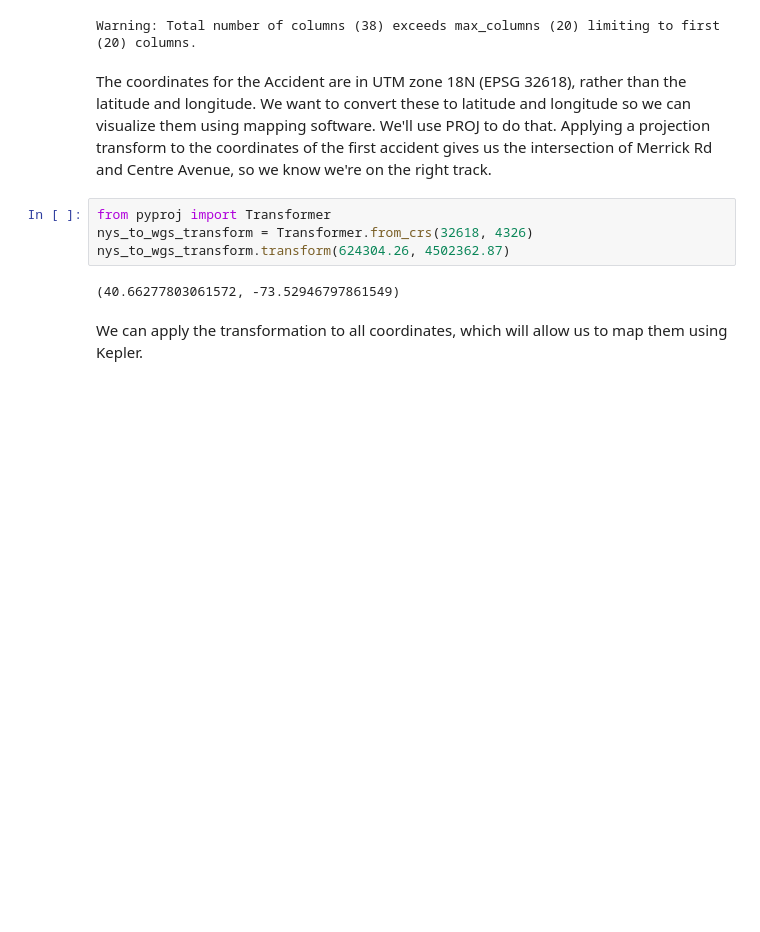
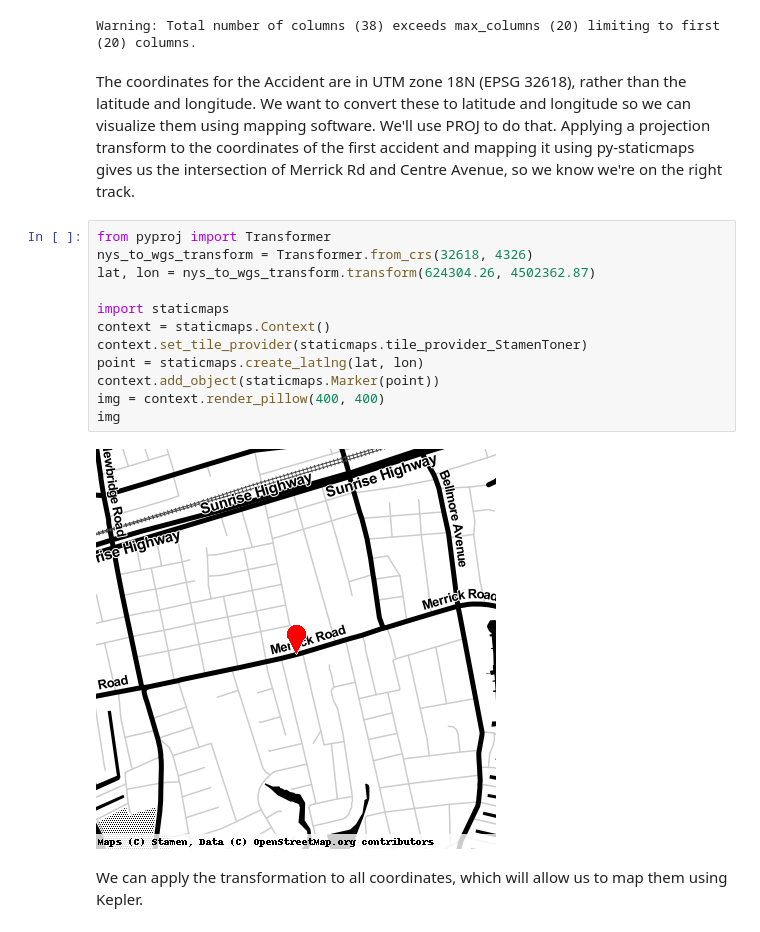
Before and after one commit to oneextrafact/northbellmoreaccidents, a Jupyter notebook: processing.ipynb, the cells around one changed output. Saved outputs shown, nothing was run; the diff lists cells and outputs as text; blank space fills up the shorter version.

```diff
--- a/processing.ipynb
+++ b/processing.ipynb
@@ -25,13 +40,21 @@ data.head()
 5 rows × 38 columns
 Warning: Total number of columns (38) exceeds max_columns (20) limiting to first (20) columns.
 # %% [markdown]
-The coordinates for the Accident are in UTM zone 18N (EPSG 32618), rather than the latitude and longitude. We want to convert these to latitude and longitude so we can visualize them using mapping software. We'll use PROJ to do that. Applying a projection transform to the coordinates of the first accident gives us the intersection of Merrick Rd and Centre Avenue, so we know we're on the right track.
+The coordinates for the Accident are in UTM zone 18N (EPSG 32618), rather than the latitude and longitude. We want to convert these to latitude and longitude so we can visualize them using mapping software. We'll use PROJ to do that. Applying a projection transform to the coordinates of the first accident and mapping it using py-staticmaps gives us the intersection of Merrick Rd and Centre Avenue, so we know we're on the right track.
 # %%
 from pyproj import Transformer
 nys_to_wgs_transform = Transformer.from_crs(32618, 4326)
-nys_to_wgs_transform.transform(624304.26, 4502362.87)
+lat, lon = nys_to_wgs_transform.transform(624304.26, 4502362.87)
+
+import staticmaps
+context = staticmaps.Context()
+context.set_tile_provider(staticmaps.tile_provider_StamenToner)
+point = staticmaps.create_latlng(lat, lon)
+context.add_object(staticmaps.Marker(point))
+img = context.render_pillow(400, 400)
+img
 # %% [output]
-(40.66277803061572, -73.52946797861549)
+[figure, added]
 # %% [markdown]
 We can apply the transformation to all coordinates, which will allow us to map them using Kepler.
 # %%
```
Also changed, not shown: parts of 4 cells of this notebook.
